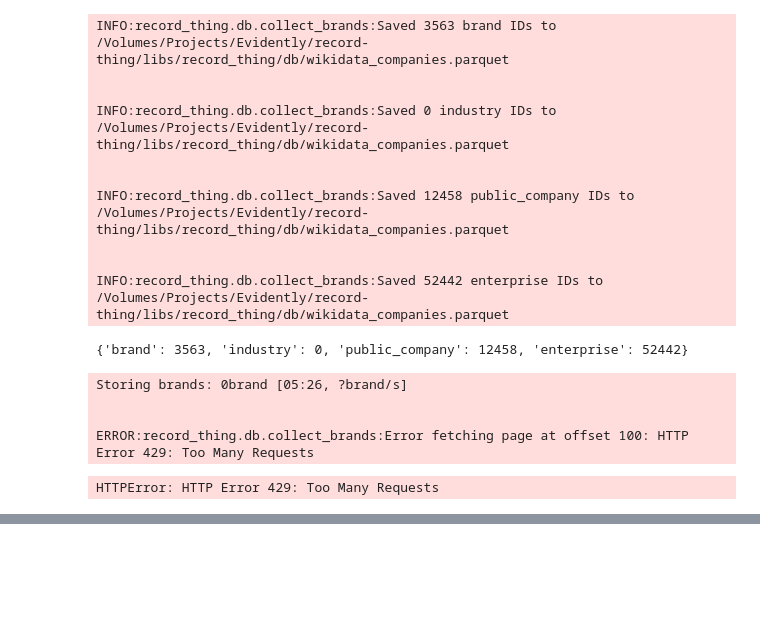
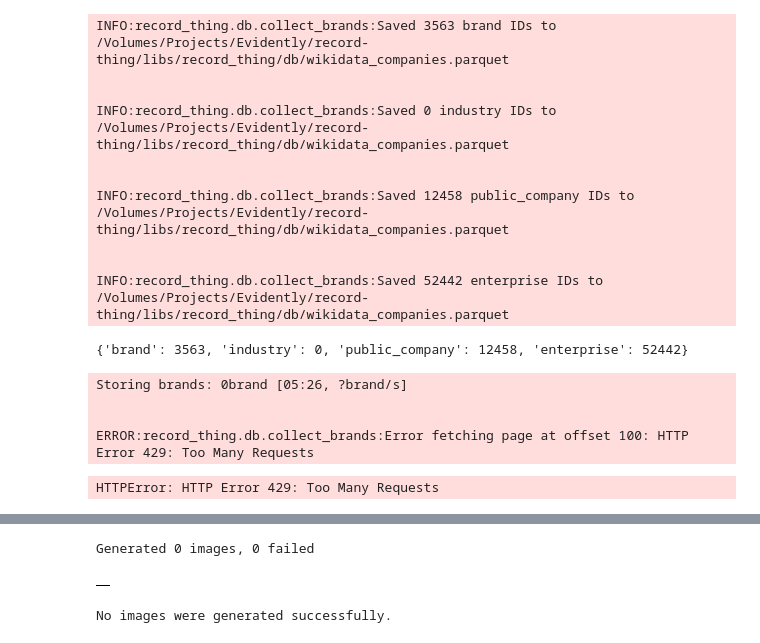
Before and after one commit to thepian/record-thing, a Jupyter notebook: docs/record-thing.ipynb, the cells around one changed output, grey strips where cells are left out. Drawn from its saved outputs; the diff is of its cells as text; code cells hidden in the pictures; blank space fills up the shorter version.

Commit message:
Gen evidence images

```diff
--- a/docs/record-thing.ipynb
+++ b/docs/record-thing.ipynb
@@ -217,0 +227,21 @@ HTTPError: HTTP Error 429: Too Many Requests
+# %%
+from record_thing.gen_evidence import generate_preview_images
+
+# Generate 3 preview images
+results = generate_preview_images(limit=3)
+
+# If you want to see the prompts used:
+if results:
+    for detail in results['details']:
+        if detail['status'] == 'success':
+            print(f"\nPrompt for Evidence ID {detail['evidence_id']}:")
+            print(detail['prompt'])
+
+# If you're happy with the results, you can then use the original generator
+# to update the database:
+# generator = EvidenceImageGenerator()
+# generator.generate_missing_images()
+# %% [output]
+Generated 0 images, 0 failed
+|  |
+No images were generated successfully.
```
Also changed, not shown: parts of 11 cells of this notebook, 10 other files.
